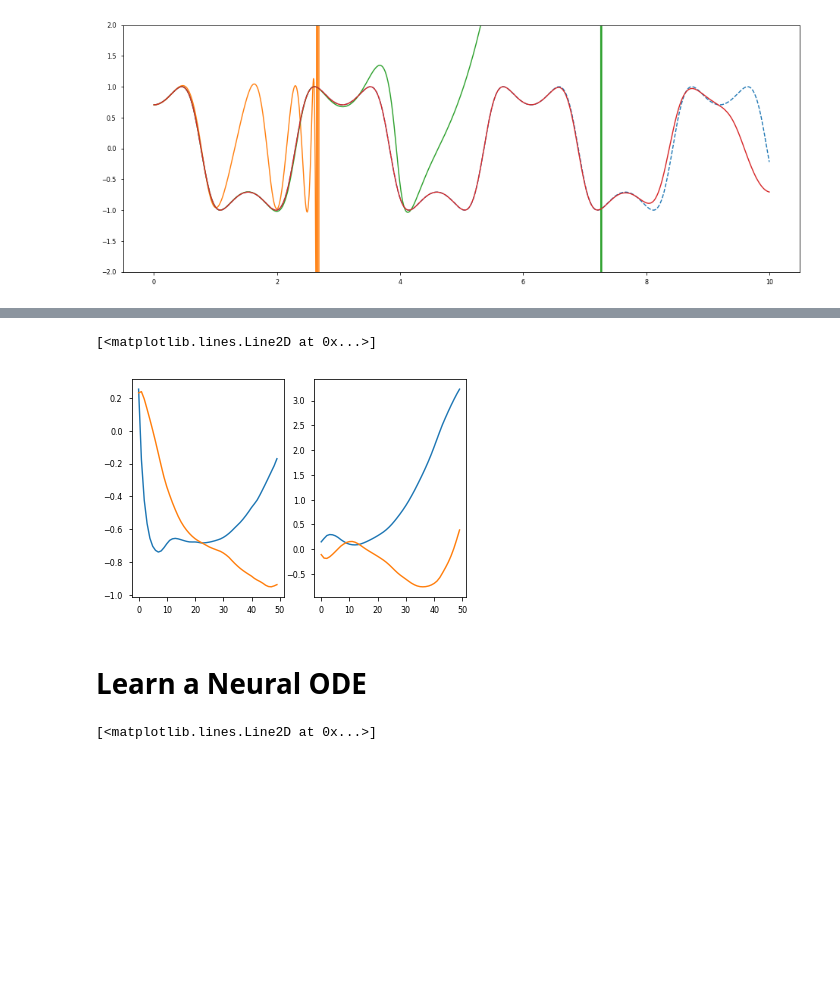
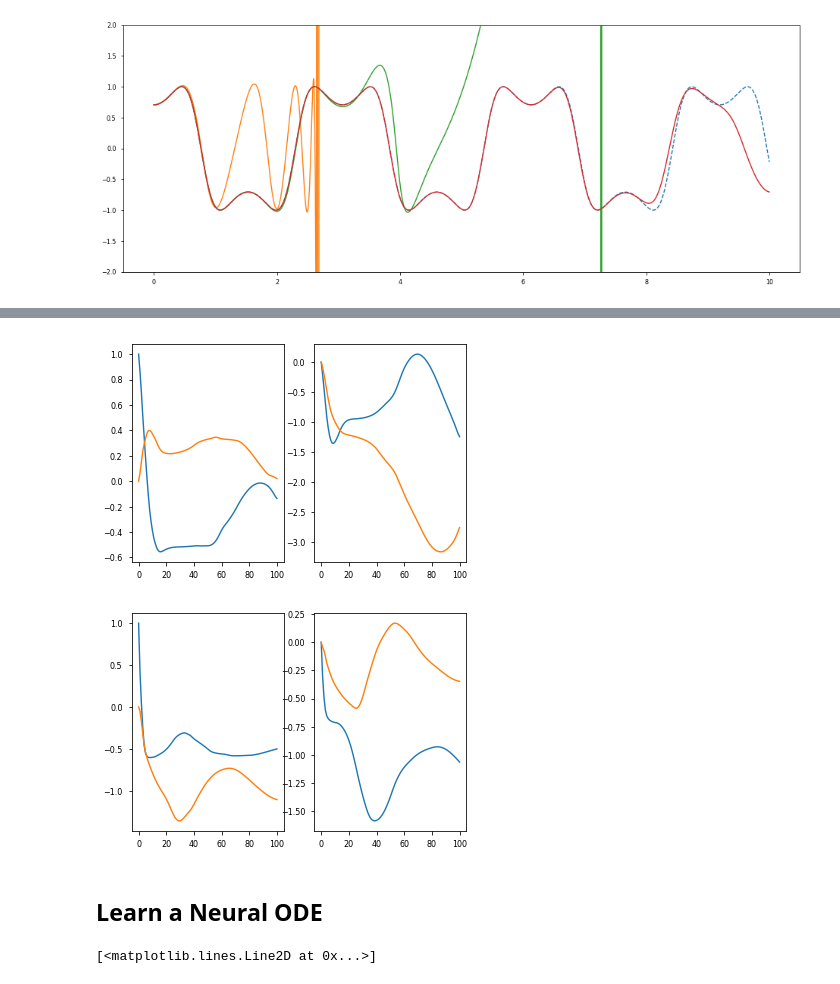
Before and after one commit to afqueiruga/on_learned_dynamics, a Jupyter notebook: NonlinearPendulum.ipynb, the cells around one changed output, grey strips where cells are left out. Saved outputs shown, nothing was run; the diff lists cells and outputs as text; code cells hidden in the pictures; blank space fills up the shorter version.

```diff
--- a/NonlinearPendulum.ipynb
+++ b/NonlinearPendulum.ipynb
@@ -123,4 +197,6 @@ def learn_rnn(data, model=None, batch_size=25, n_future=1,
         print("Converged with L1: ",losses[-1])
     return model, np.array(losses),
 # %%
-model = RNN(4,hidden=50).double()
+model_rnn = RNN(4,hidden=50).double()
+_,losses = learn_rnn(torch_data, model_rnn, N_iter=50000)
+plt.semilogy(losses)
@@ -136,9 +207,4 @@ plt.semilogy(losses)
-# %%
-ys = []
-y0 = data_to_torch([1,0,0,0],device=device)
-with torch.no_grad():
-    for i in range(50):
-        yn = model(y0)
-        y0 = yn
-        ys.append(yn.cpu().numpy())
-    ys = np.array(ys)
+# %%
+model_resrnn = RNN(4,hidden=50).double()
+_,losses = learn_rnn(torch_data, model_resrnn, N_iter=50000)
+plt.semilogy(losses)
@@ -145,12 +215,19 @@ with torch.no_grad():
 # %%
-plt.subplot(1,2,1)
-plt.plot(ys[:,0])
-plt.plot(ys[:,1])
-plt.subplot(1,2,2)
-plt.plot(ys[:,2])
-plt.plot(ys[:,3])
+y0 = data_to_torch([1,0,0,0],device=device)
+ys_rnn = integrate_model(model_rnn,y0, 100)
+ys_resrnn = integrate_model(model_resrnn,y0, 100)
+def plotem(ys):
+    plt.subplot(1,2,1)
+    plt.plot(ys[:,0])
+    plt.plot(ys[:,1])
+    plt.subplot(1,2,2)
+    plt.plot(ys[:,2])
+    plt.plot(ys[:,3])
+plotem(ys_rnn)
+plt.figure()
+plotem(ys_resrnn)
 # %% [output]
-[<matplotlib.lines.Line2D at 0x...>]
-[figure, old version]
+[figure, new version]
+[figure, added]
 # %% [markdown]
-# Learn a Neural ODE
+## Learn a Neural ODE
```
Also changed, not shown: parts of 29 cells of this notebook, 2 other files.
